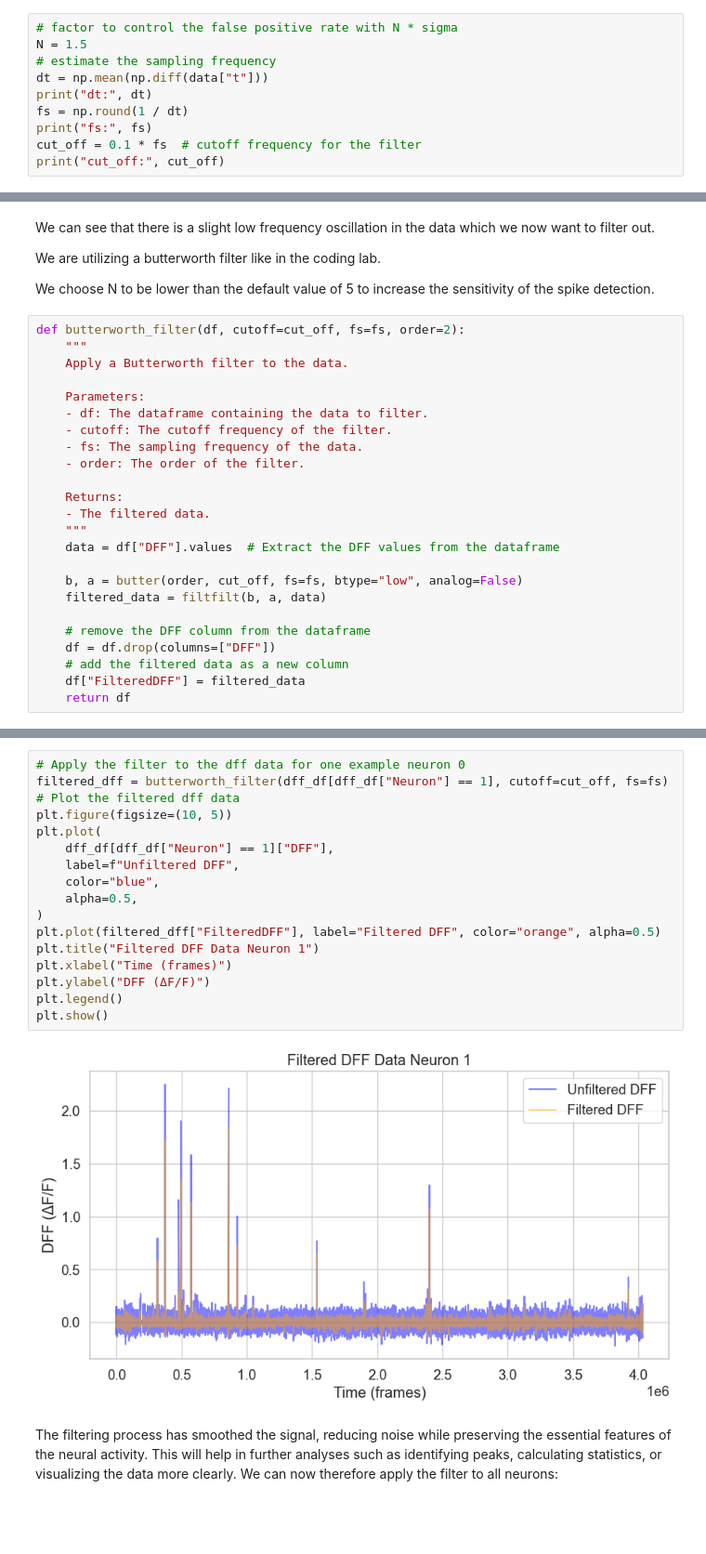
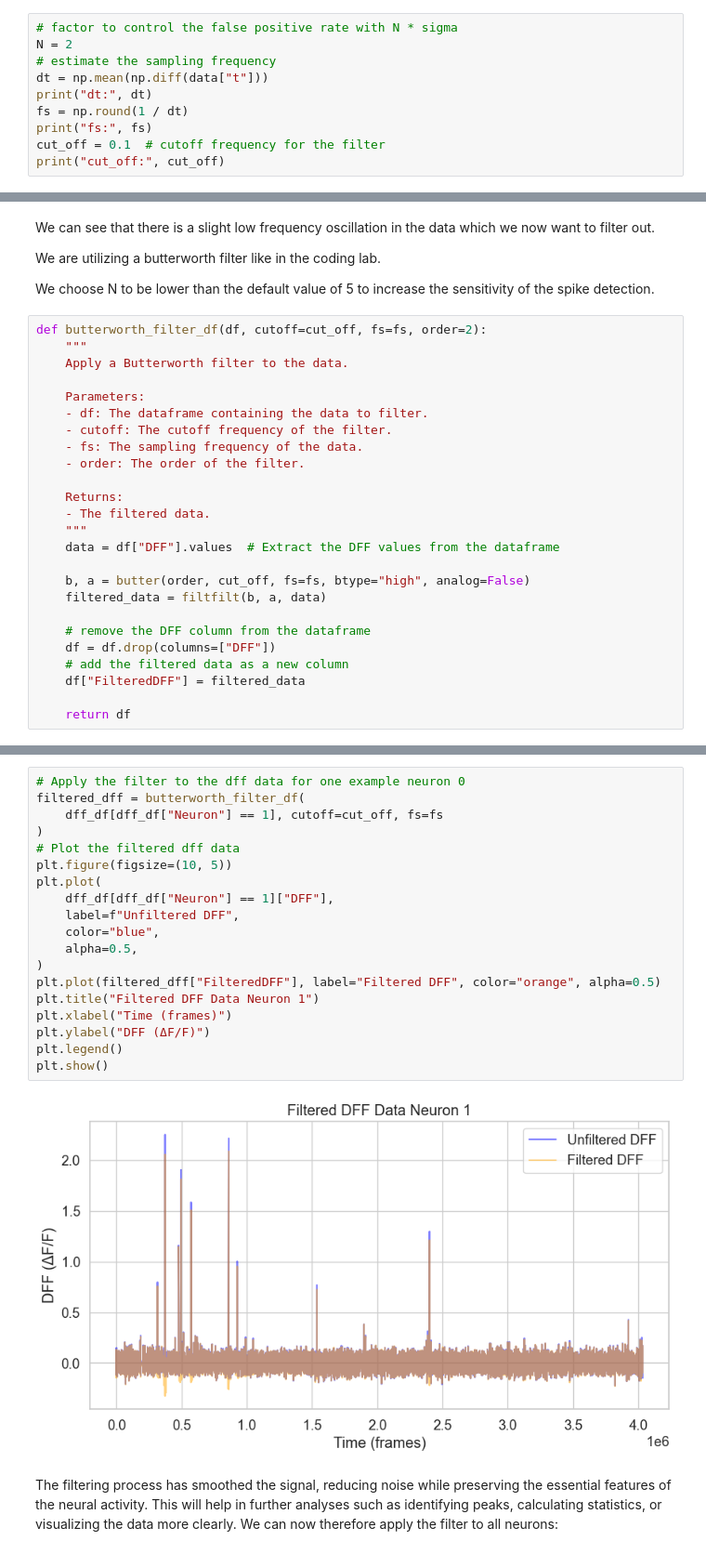
Before and after one commit to SaschaLeander/NeuralDataScience, a Jupyter notebook: FinalProject/practical01.ipynb, the cells around one changed output, grey strips where cells are left out. Shown at 93% size. Saved outputs shown, nothing was run; the diff lists cells and outputs as text; blank space fills up the shorter version.

```diff
--- a/FinalProject/practical01.ipynb
+++ b/FinalProject/practical01.ipynb
@@ -294,13 +294,13 @@ dff_df
 After having created a dataframe with the segmented data and having filtered out the blank sweeps we can start the actual processing of the timeseries data. We have seen that there are a lot of high frequency components in the data which we want to filter out to be able to detect spikes in the data. We can use a butter bandpass filter to cut out low frequencies and filtfilt function to apply the filter to the data without introducing phase shifts.
 # %%
 # factor to control the false positive rate with N * sigma
-N = 1.5
+N = 2
 # estimate the sampling frequency
 dt = np.mean(np.diff(data["t"]))
 print("dt:", dt)
 fs = np.round(1 / dt)
 print("fs:", fs)
-cut_off = 0.1 * fs  # cutoff frequency for the filter
+cut_off = 0.1  # cutoff frequency for the filter
 print("cut_off:", cut_off)
 # %% [output]
 dt: 0.03325489373863341
@@ -313,7 +313,7 @@ We are utilizing a butterworth filter like in the coding lab.
 
 We choose N to be lower than the default value of 5 to increase the sensitivity of the spike detection.
 # %%
-def butterworth_filter(df, cutoff=cut_off, fs=fs, order=2):
+def butterworth_filter_df(df, cutoff=cut_off, fs=fs, order=2):
     """
     Apply a Butterworth filter to the data.
 
@@ -328,11 +328,12 @@ def butterworth_filter(df, cutoff=cut_off, fs=fs, order=2):
     """
     data = df["DFF"].values  # Extract the DFF values from the dataframe
 
-    b, a = butter(order, cut_off, fs=fs, btype="low", analog=False)
+    b, a = butter(order, cut_off, fs=fs, btype="high", analog=False)
     filtered_data = filtfilt(b, a, data)
 
     # remove the DFF column from the dataframe
     df = df.drop(columns=["DFF"])
     # add the filtered data as a new column
     df["FilteredDFF"] = filtered_data
+
     return df
@@ -339,22 +358,24 @@ def butterworth_filter(df, cutoff=cut_off, fs=fs, order=2):
 # %%
 # Apply the filter to the dff data for one example neuron 0
-filtered_dff = butterworth_filter(dff_df[dff_df["Neuron"] == 1], cutoff=cut_off, fs=fs)
+filtered_dff = butterworth_filter_df(
+    dff_df[dff_df["Neuron"] == 1], cutoff=cut_off, fs=fs
+)
 # Plot the filtered dff data
 plt.figure(figsize=(10, 5))
 plt.plot(
     dff_df[dff_df["Neuron"] == 1]["DFF"],
     label=f"Unfiltered DFF",
     color="blue",
     alpha=0.5,
 )
 plt.plot(filtered_dff["FilteredDFF"], label="Filtered DFF", color="orange", alpha=0.5)
 plt.title("Filtered DFF Data Neuron 1")
 plt.xlabel("Time (frames)")
 plt.ylabel("DFF (ΔF/F)")
 plt.legend()
 plt.show()
 # %% [output]
-[figure, old version]
+[figure, new version]
 # %% [markdown]
 The filtering process has smoothed the signal, reducing noise while preserving the essential features of the neural activity. This will help in further analyses such as identifying peaks, calculating statistics, or visualizing the data more clearly.
 We can now therefore apply the filter to all neurons:
```
Also changed, not shown: parts of 22 cells of this notebook.
